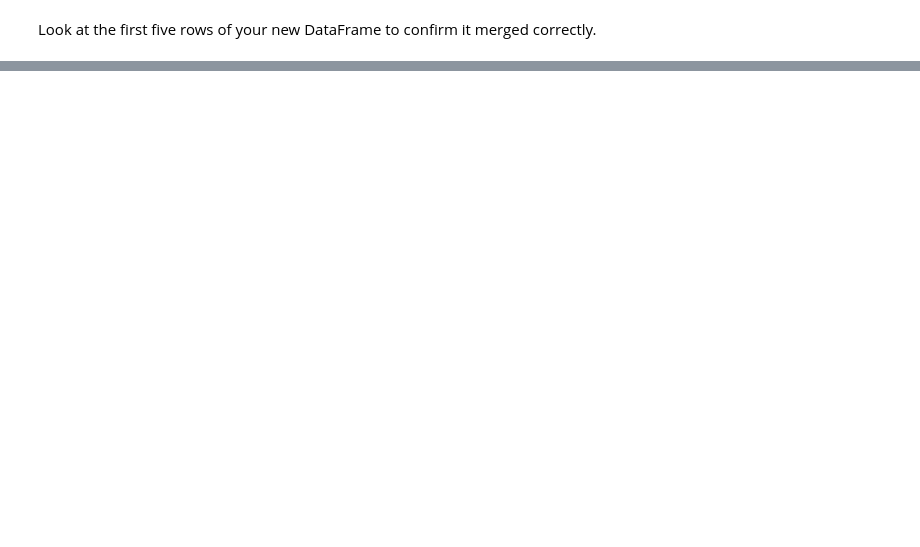
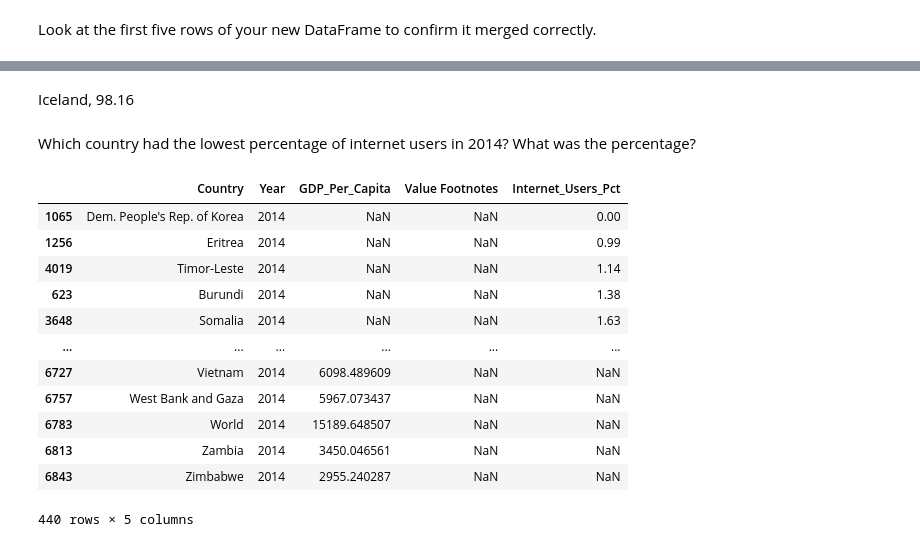
Before and after one commit to NSS-Data-Analytics-Cohort-6/gdp-and-internet-usage-nathanmartin5937, a Jupyter notebook: notebook/gdp_notebook.ipynb, the cells around one changed output, grey strips where cells are left out. Saved outputs shown, nothing was run; the diff lists cells and outputs as text; code cells hidden in the pictures; blank space fills up the shorter version.

```diff
--- a/notebook/gdp_notebook.ipynb
+++ b/notebook/gdp_notebook.ipynb
@@ -90,0 +186,20 @@ AttributeError: 'list' object has no attribute 'head'
+# %% [markdown]
+Iceland, 98.16
+# %% [markdown]
+Which country had the lowest percentage of internet users in 2014? What was the percentage?
+# %%
+year_14_df.sort_values("Internet_Users_Pct")
+# %% [output]
+|  | Country | Year | GDP_Per_Capita | Value Footnotes | Internet_Users_Pct |
+| 1065 | Dem. People's Rep. of Korea | 2014 | NaN | NaN | 0.00 |
+| 1256 | Eritrea | 2014 | NaN | NaN | 0.99 |
+| 4019 | Timor-Leste | 2014 | NaN | NaN | 1.14 |
+| 623 | Burundi | 2014 | NaN | NaN | 1.38 |
+| 3648 | Somalia | 2014 | NaN | NaN | 1.63 |
+| ... | ... | ... | ... | ... | ... |
+| 6727 | Vietnam | 2014 | 6098.489609 | NaN | NaN |
+| 6757 | West Bank and Gaza | 2014 | 5967.073437 | NaN | NaN |
+| 6783 | World | 2014 | 15189.648507 | NaN | NaN |
+| 6813 | Zambia | 2014 | 3450.046561 | NaN | NaN |
+| 6843 | Zimbabwe | 2014 | 2955.240287 | NaN | NaN |
+440 rows × 5 columns
```
Also changed, not shown: parts of 31 cells of this notebook.
